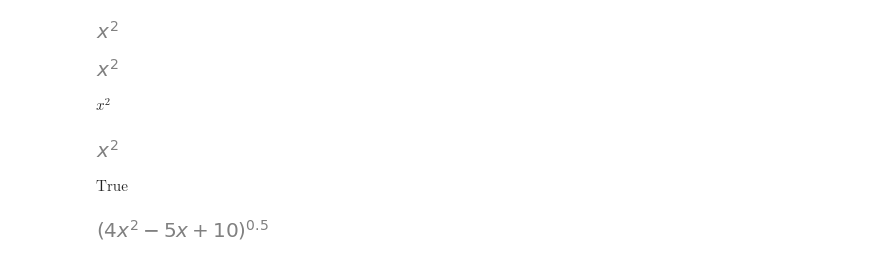
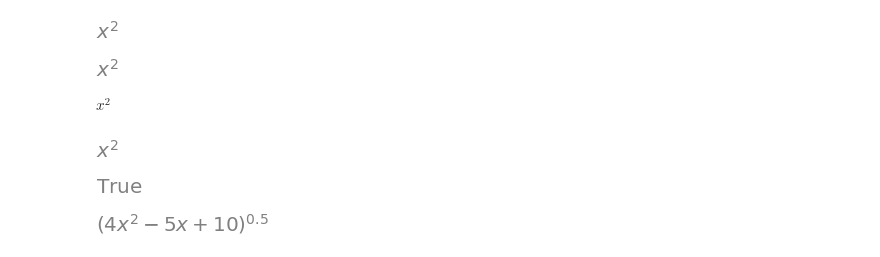
Before and after one commit to GregWagner/Mike_X_Cohen_Courses, a Jupyter notebook: Master_Math_by_Coding_in_Python/Section_03_Introduction_to_Sympy_and_LaTeX/sympy.ipynb, the cells around one changed output. Drawn from its saved outputs; the diff is of its cells as text; code cells hidden in the pictures.

```diff
--- a/Master_Math_by_Coding_in_Python/Section_03_Introduction_to_Sympy_and_LaTeX/sympy.ipynb
+++ b/Master_Math_by_Coding_in_Python/Section_03_Introduction_to_Sympy_and_LaTeX/sympy.ipynb
@@ -346,19 +357,19 @@ display(r)
 [figure]
 # %%
 # part 2 of 2
-q, r = sym.symbols('q, r')
+# q, r = sym.symbols('q, r')
 
 q = sym.sympify('x^2')
 r = sym.sympify('x**2')
 
 display(Math(sym.latex(q)))
 display(r)
 
 sym.Eq(q, r)
 # %% [output]
 $\displaystyle x^{2}$
 [figure]
-$\displaystyle \text{True}$
+[figure, added]
 # %%
 equation = (4 * x**2 - 5 * x + 10)**(1 / 2)
 display(equation)
```
Also changed, not shown: parts of 22 cells of this notebook, 7 other files.
